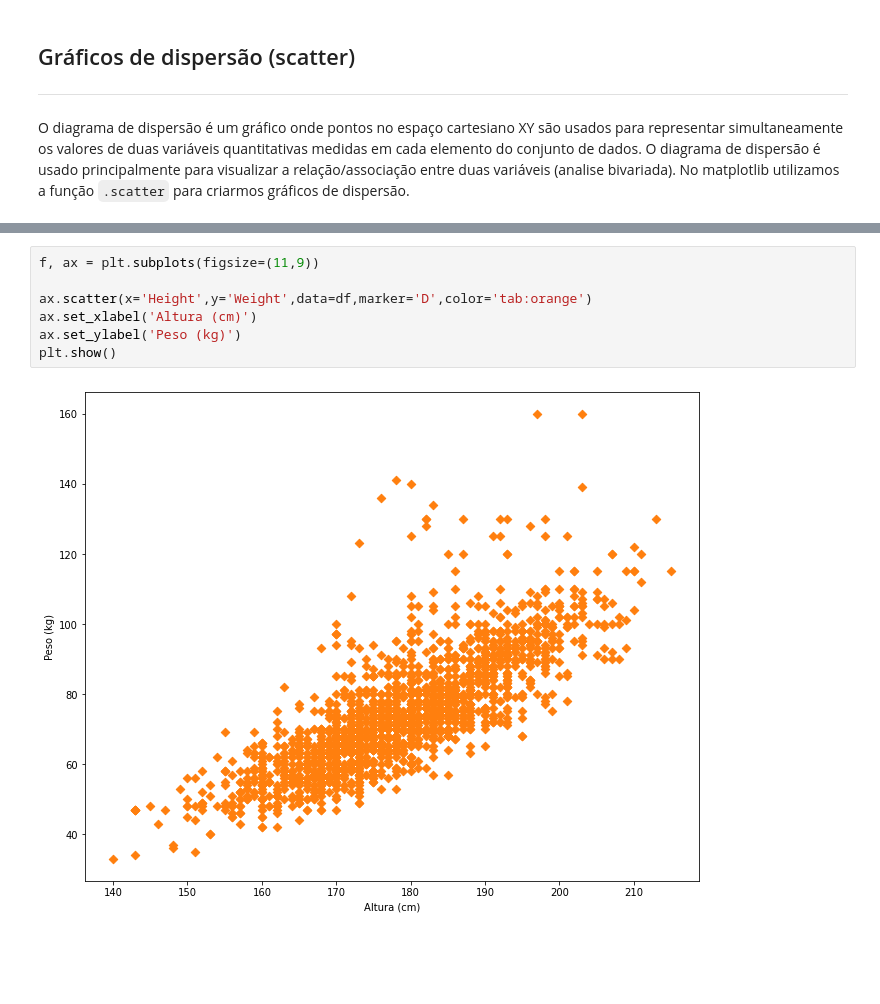
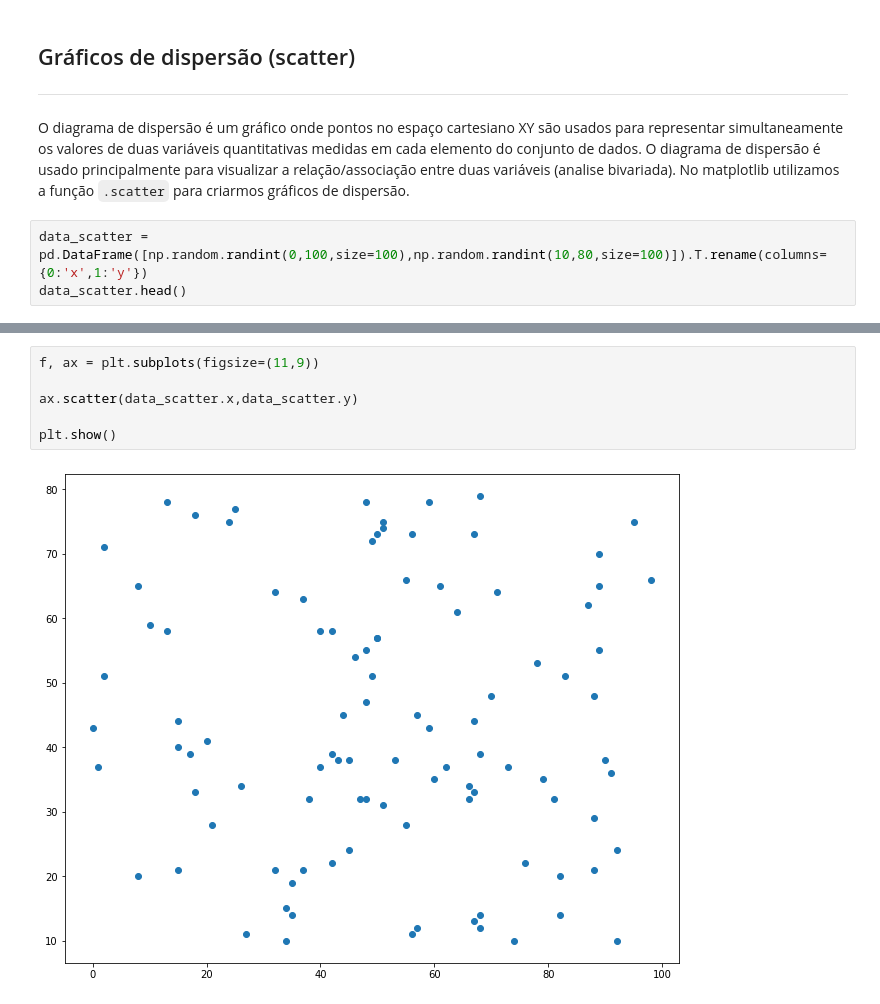
Before and after one commit to aulas-e-palestras/inove-python, a Jupyter notebook: 005_data_viz_matplotlib.ipynb, the cells around one changed output, grey strips where cells are left out. Drawn from its saved outputs; the diff is of its cells as text; blank space fills up the shorter version.

Commit message:
data-viz

````diff
--- a/005_data_viz_matplotlib.ipynb
+++ b/005_data_viz_matplotlib.ipynb
@@ -599,3 +599,6 @@ plt.show()
 ___
 
 O diagrama de dispersão é um gráfico onde pontos no espaço cartesiano XY são usados para representar simultaneamente os valores de duas variáveis quantitativas medidas em cada elemento do conjunto de dados. O diagrama de dispersão é usado principalmente para visualizar a relação/associação entre duas variáveis (analise bivariada). No matplotlib utilizamos a função ```.scatter``` para criarmos gráficos de dispersão.
+# %%
+data_scatter = pd.DataFrame([np.random.randint(0,100,size=100),np.random.randint(10,80,size=100)]).T.rename(columns={0:'x',1:'y'})
+data_scatter.head()
@@ -602,9 +612,8 @@ O diagrama de dispersão é um gráfico onde pontos no espaço cartesiano XY sã
 # %%
 f, ax = plt.subplots(figsize=(11,9))
 
-ax.scatter(x='Height',y='Weight',data=df,marker='D',color='tab:orange')
-ax.set_xlabel('Altura (cm)')
-ax.set_ylabel('Peso (kg)')
+ax.scatter(data_scatter.x,data_scatter.y)
+
 plt.show()
 # %% [output]
-[figure, old version]
+[figure, new version]
````
Also changed, not shown: parts of 41 cells of this notebook.
